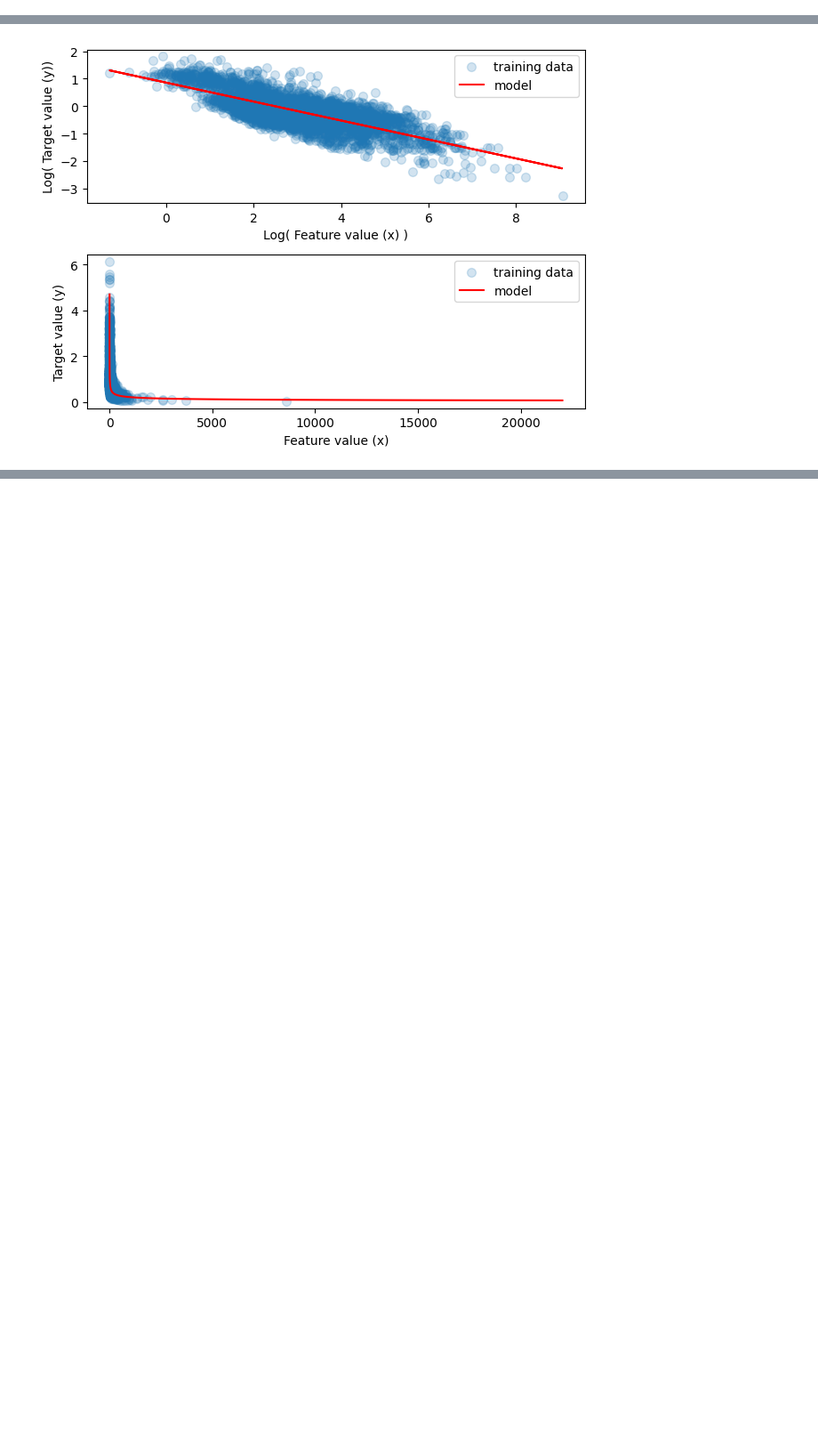
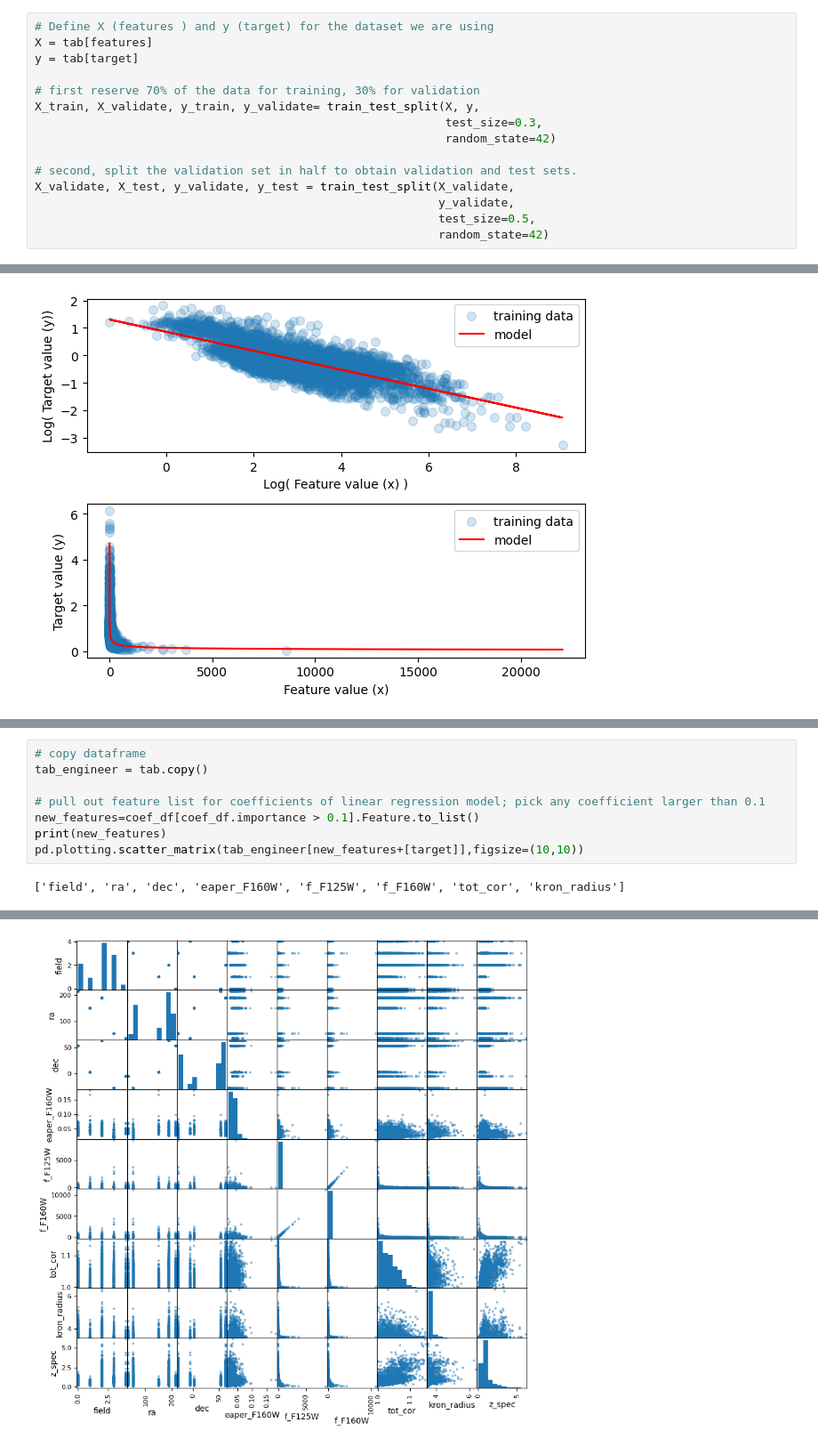
Before and after one commit to jrduncan831/sci_tacc_education_materials, a Jupyter notebook: CosmicAI/Linear_Regression/Linear_Regression.ipynb, the cells around one changed output, grey strips where cells are left out. Shown at 89% size. Drawn from its saved outputs; the diff is of its cells as text; blank space fills up the shorter version.

Commit message:
more linear regression updates

```diff
--- a/CosmicAI/Linear_Regression/Linear_Regression.ipynb
+++ b/CosmicAI/Linear_Regression/Linear_Regression.ipynb
@@ -207,2 +198,17 @@ X_validate, X_test, y_validate, y_test, indices_validate, indices_test = train_t
+# %%
+# Define X (features ) and y (target) for the dataset we are using
+X = tab[features]
+y = tab[target]
+
+# first reserve 70% of the data for training, 30% for validation
+X_train, X_validate, y_train, y_validate= train_test_split(X, y,
+                                                           test_size=0.3,
+                                                           random_state=42)
+
+# second, split the validation set in half to obtain validation and test sets.
+X_validate, X_test, y_validate, y_test = train_test_split(X_validate,
+                                                          y_validate,
+                                                          test_size=0.5,
+                                                          random_state=42)
 # %% [markdown]
 ### Mean Regressor
@@ -372,0 +392,10 @@ fig.tight_layout()
+# %%
+# copy dataframe
+tab_engineer = tab.copy()
+
+# pull out feature list for coefficients of linear regression model; pick any coefficient larger than 0.1
+new_features=coef_df[coef_df.importance > 0.1].Feature.to_list()
+print(new_features)
+pd.plotting.scatter_matrix(tab_engineer[new_features+[target]],figsize=(10,10))
+# %% [output]
+['field', 'ra', 'dec', 'eaper_F160W', 'f_F125W', 'f_F160W', 'tot_cor', 'kron_radius']
@@ -372,0 +419 @@ fig.tight_layout()
+[figure, added]
```
Also changed, not shown: parts of 30 cells of this notebook.
